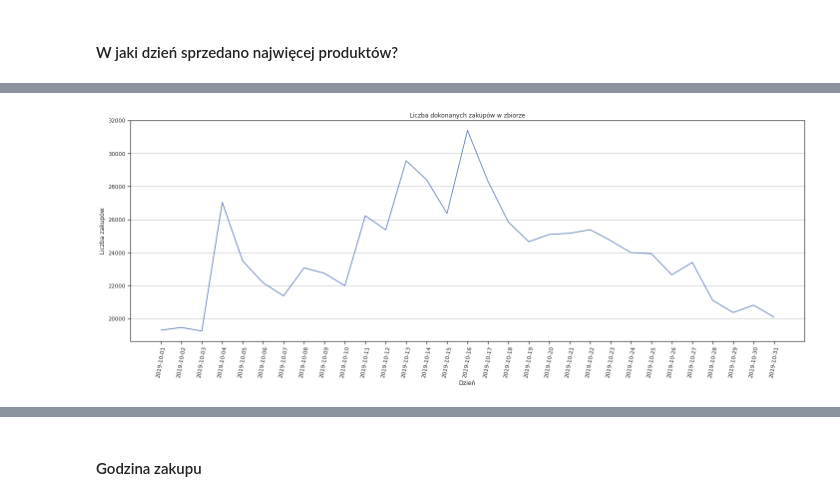
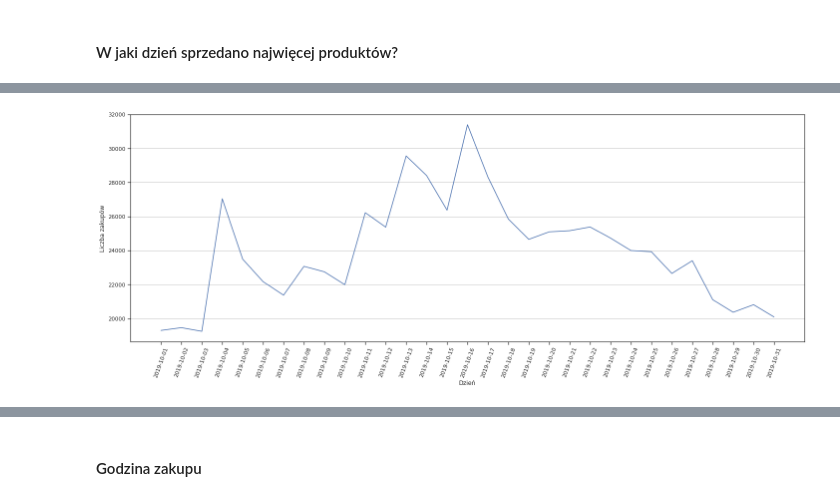
Before and after one commit to Daniel-Struzik/magisterka, a Jupyter notebook: mag_eda.ipynb, the cells around one changed output, grey strips where cells are left out. Cells and saved outputs as stored; diff of their text form; code cells hidden in the pictures.

```diff
--- a/mag_eda.ipynb
+++ b/mag_eda.ipynb
@@ -97,10 +100,10 @@ Liczba uniklanych produktów: 166794
 # %% [markdown]
 #### W jaki dzień sprzedano najwięcej produktów?
 # %%
-purchase_date = df.loc[:,['event_time', 'user_id', 'event_type']]
+purchase_date = df.loc[:,['event_time', 'user_id', 'event_type']].copy()
 purchase_date = purchase_date.loc[(purchase_date['event_type'] == 'purchase')]
 purchase_date['event_time'] = purchase_date['event_time'].apply(lambda s: str(s)[0:10])
-purchase_date.head()
+purchase_date
 # %% [output]
 |  | event_time | user_id | event_type |
 | 162 | 2019-10-01 | 543272936 | purchase |
@@ -111,16 +121,18 @@ purchase_date.head()
 # %%
 daily_purchases = purchase_date.groupby(['event_time'])['user_id'].agg(['count']).sort_values(by=['event_time'], ascending=True)
+daily_purchases["purchase_count"] = daily_purchases["count"]
+daily_purchases.drop("count", axis=1, inplace=True)
 
 sns.set(rc={'figure.figsize':(20, 8)})
 sns.set_style("ticks")
-lineplot_days = sns.lineplot(x='event_time', y='count', data=daily_purchases)
+lineplot_days = sns.lineplot(x='event_time', y='purchase_count', data=daily_purchases)
 lineplot_days.set(xlabel='Dzień', ylabel='Liczba zakupów')
-plt.title("Liczba dokonanych zakupów w zbiorze")
 plt.grid(axis='y', color="grey", linewidth=0.5)
 for item in lineplot_days.get_xticklabels():
-    item.set_rotation(80)
+    item.set_rotation(70)
 
 plt.tight_layout()
+plt.savefig("daily_purchases.png")
 plt.show()
 # %% [output]
-[figure, old version]
+[figure, new version]
```
Also changed, not shown: parts of 13 cells of this notebook.
